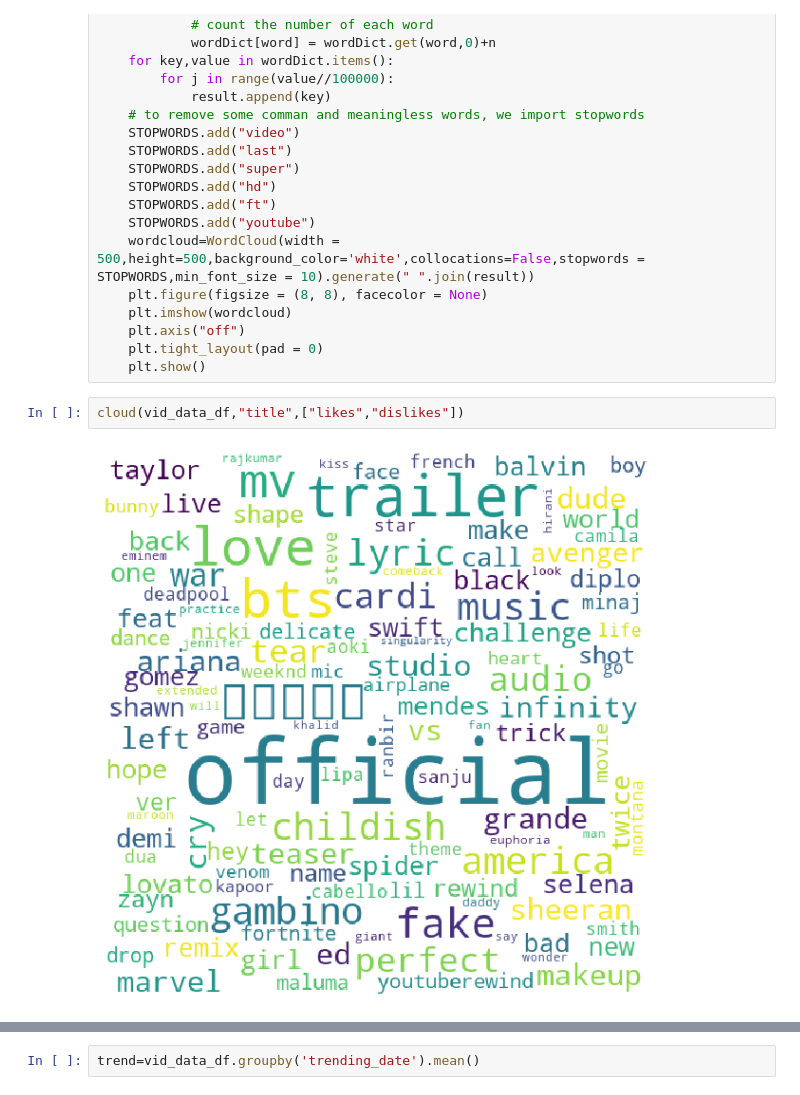
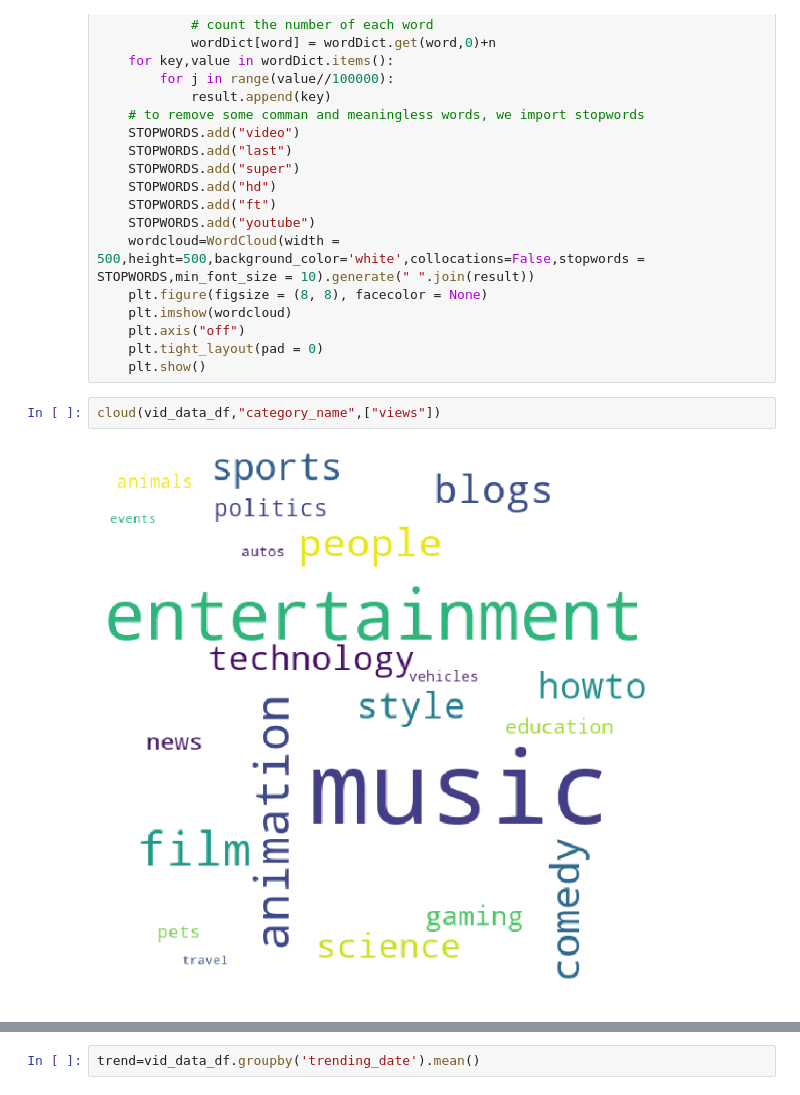
Before and after one commit to HaoNanLa/python_cource_project, a Jupyter notebook: code/main.ipynb, the cells around one changed output, grey strips where cells are left out. Cells and saved outputs as stored; diff of their text form.

```diff
--- a/code/main.ipynb
+++ b/code/main.ipynb
@@ -80,9 +80,9 @@ def cloud(data,text_column,weight_columns):
     plt.axis("off")
     plt.tight_layout(pad = 0)
     plt.show()
-# %%
-cloud(vid_data_df,"title",["likes","dislikes"])
-# %% [output]
-[figure, removed]
+# %%
+cloud(vid_data_df,"category_name",["views"])
+# %% [output]
+[figure, added]
 # %% [markdown]
 # 3. analysis of published and trending dates
```
Also changed, not shown: parts of 9 cells of this notebook, 1 other file.
